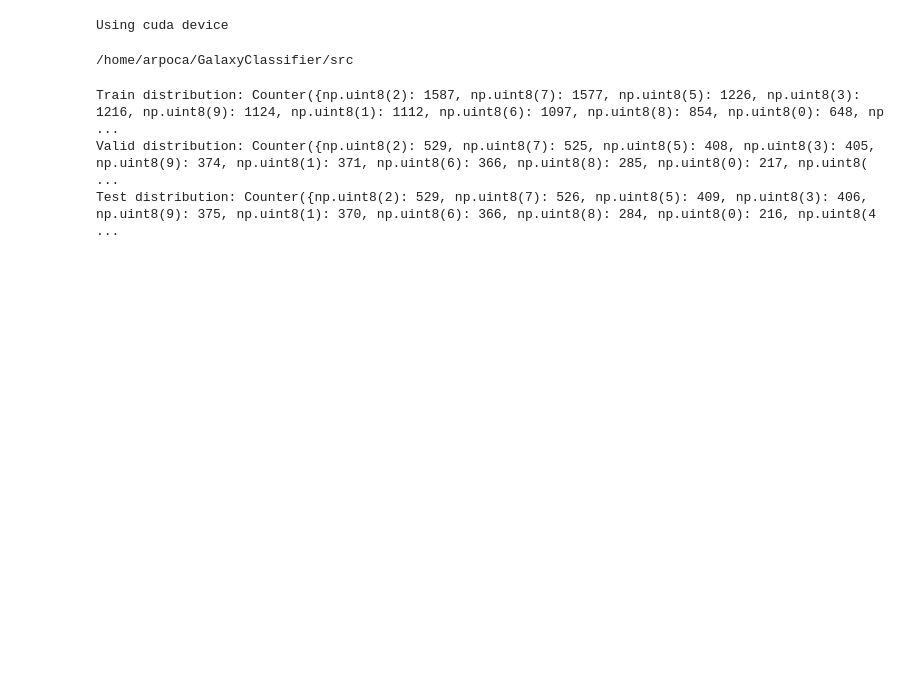
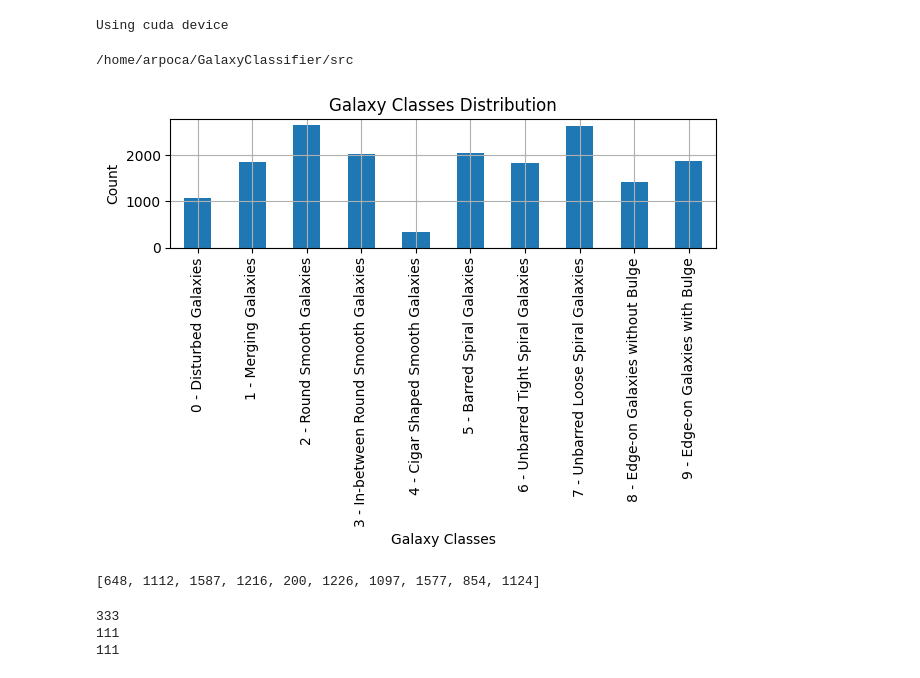
Before and after one commit to GabrielArpini/GalaxyClassifier, a Jupyter notebook: src/traincnn.ipynb, the cells around one changed output. Drawn from its saved outputs; the diff is of its cells as text; code cells hidden in the pictures; blank space fills up the shorter version.

Commit message:
implement mlflow and fix main issue with labels from dataset

```diff
--- a/src/traincnn.ipynb
+++ b/src/traincnn.ipynb
@@ -61,21 +64,3 @@ images,labels = g.get_data('/home/arpoca/GalaxyClassifier/src/data')
 def get_label_count(labels):
   counts = np.unique(labels, return_counts=True)
   return counts[1].tolist()
-# %%
-X_train, X_temp, y_train, y_temp = train_test_split(
-    images, labels, test_size=0.4, stratify=labels, random_state=42
-)
-X_val, X_test, y_val, y_test = train_test_split(
-    X_temp, y_temp, test_size=0.5, stratify=y_temp, random_state=42
-)
-X_temp = None
-y_temp = None
-
-# Verify splits
-print(f"Train distribution: {Counter(y_train)}")
-print(f"Valid distribution: {Counter(y_val)}")
-print(f"Test distribution: {Counter(y_test)}")
-# %% [output]
-Train distribution: Counter({np.uint8(2): 1587, np.uint8(7): 1577, np.uint8(5): 1226, np.uint8(3): 1216, np.uint8(9): 1124, np.uint8(1): 1112, np.uint8(6): 1097, np.uint8(8): 854, np.uint8(0): 648, np ...
-Valid distribution: Counter({np.uint8(2): 529, np.uint8(7): 525, np.uint8(5): 408, np.uint8(3): 405, np.uint8(9): 374, np.uint8(1): 371, np.uint8(6): 366, np.uint8(8): 285, np.uint8(0): 217, np.uint8( ...
-Test distribution: Counter({np.uint8(2): 529, np.uint8(7): 526, np.uint8(5): 409, np.uint8(3): 406, np.uint8(9): 375, np.uint8(1): 370, np.uint8(6): 366, np.uint8(8): 284, np.uint8(0): 216, np.uint8(4 ...
@@ -87,3 +67,19 @@ class_weight_dict = dict(zip(classes, class_weights))
+# %%
+c = Counter(labels)
+df = pd.DataFrame.from_dict(c,orient='index').transpose()
+df.columns = class_names
+df = df.transpose()
+
+df.plot(kind='bar', legend=False)
+plt.title('Galaxy Classes Distribution')
+plt.ylabel('Count')
+plt.xlabel('Galaxy Classes')
+plt.xticks(rotation=90)
+plt.tight_layout()
+plt.grid()
+plt.show()
+# %% [output]
+[figure, added]
 # %%
 images_path = '/home/arpoca/GalaxyClassifier/src/data/images.npy'
 labels_path = '/home/arpoca/GalaxyClassifier/src/data/labels.npy'
@@ -93,6 +100,19 @@ X_train = y_train = X_test = y_test = X_val = y_val = images = labels = None
+# %%
+train_labels = labels[train_indices]
+num_samples_per_class = get_label_count(train_labels)
+num_samples_per_class
+# %% [output]
+[648, 1112, 1587, 1216, 200, 1226, 1097, 1577, 854, 1124]
 # %%
 batch_size = 32
 
 train_loader = DataLoader(train_dataset, batch_size=batch_size, shuffle=True)
-test_loader = DataLoader(test_dataset, batch_size=batch_size, shuffle=False)
-valid_loader = DataLoader(valid_dataset, batch_size=batch_size, shuffle=False)
+test_loader = DataLoader(test_dataset, batch_size=batch_size, shuffle=True)
+valid_loader = DataLoader(valid_dataset, batch_size=batch_size, shuffle=True)
+print(len(train_loader))
+print(len(test_loader))
+print(len(valid_loader))
+# %% [output]
+333
+111
+111
```
Also changed, not shown: parts of 15 cells of this notebook, 3 other files.
